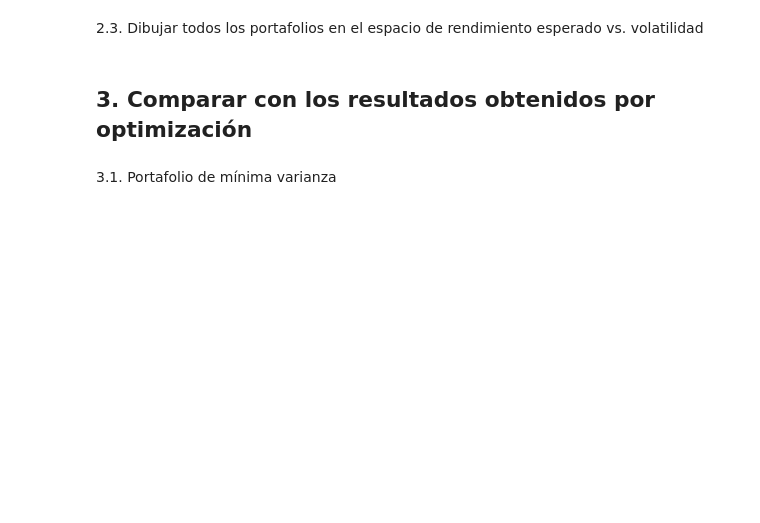
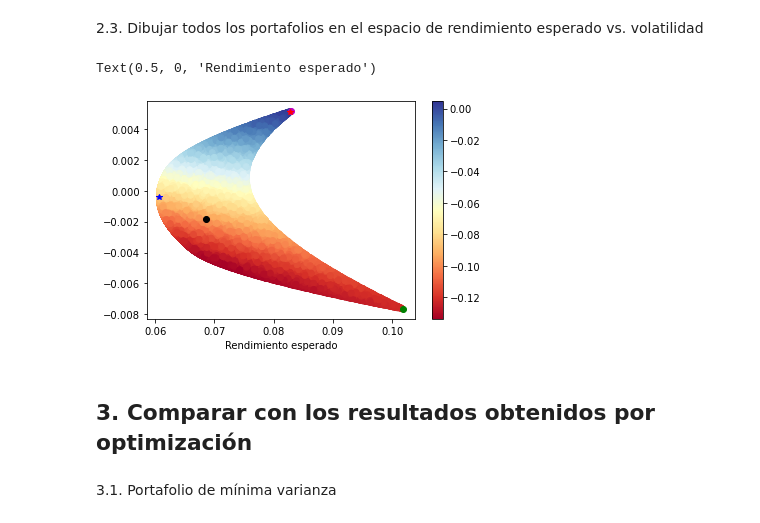
Before and after one commit to jessicambrizg/porinvp2020, a Jupyter notebook: Bonus/Adicional1_PortafoliosMontecarlo.ipynb, the cells around one changed output. Cells and saved outputs as stored; diff of their text form; code cells hidden in the pictures; blank space fills up the shorter version.

```diff
--- a/Bonus/Adicional1_PortafoliosMontecarlo.ipynb
+++ b/Bonus/Adicional1_PortafoliosMontecarlo.ipynb
@@ -68,2 +154,3 @@ En cuanto a la selección de portafolios, lo que hacemos es simular una gran can
 # %%
 # Radio de Sharpe
+RS = (Ep - rf) / vol
@@ -71,0 +157,10 @@ En cuanto a la selección de portafolios, lo que hacemos es simular una gran can
+# %%
+# Data frame de resultados
+portafolios = pd.DataFrame({'w1': W[:, 0],
+                            'w2': W[:, 1],
+                            'w3': W[:, 2],
+                            'Media': Ep,
+                            'Vol': vol,
+                            'RS': RS
+                           })
+portafolios.head()
@@ -73,3 +175,5 @@ En cuanto a la selección de portafolios, lo que hacemos es simular una gran can
 2.2. Aproximar portafolio de mínima varianza y portafolio eficiente en media varianza
 # %%
 # Portafolio EMV
+EMV = portafolios.loc[portafolios['RS'].idxmax()]
+EMV
@@ -76,2 +188,4 @@ En cuanto a la selección de portafolios, lo que hacemos es simular una gran can
 # %%
 # Portafolio mínima varianza
+minvar = portafolios.loc[portafolios['Vol'].idxmin()]
+minvar
@@ -86,3 +202,21 @@ En cuanto a la selección de portafolios, lo que hacemos es simular una gran can
+# %%
+# Gráfica
+plt.figure(figsize=(6, 4))
+plt.scatter(portafolios['Vol'], portafolios['Media'], c=portafolios['RS'], cmap='RdYlBu')
+plt.colorbar()
+plt.plot(summary.loc['CEMEXCPO.MX', 'Vol'], summary.loc['CEMEXCPO.MX', 'Media'], 'og')
+plt.plot(summary.loc['GCARSOA1.MX', 'Vol'], summary.loc['GCARSOA1.MX', 'Media'], 'ok')
+plt.plot(summary.loc['GFNORTEO.MX', 'Vol'], summary.loc['GFNORTEO.MX', 'Media'], 'om')
+# EMV
+plt.plot(EMV['Vol'], EMV['Media'], '*r')
+# Min var
+plt.plot(minvar['Vol'], minvar['Media'], '*b')
+
+plt.xlabel('Volatilidad')
+plt.xlabel('Rendimiento esperado')
+# %% [output]
+Text(0.5, 0, 'Rendimiento esperado')
+[figure, added]
 # %% [markdown]
 ## 3. Comparar con los resultados obtenidos por optimización
 # %% [markdown]
```
Also changed, not shown: parts of 31 cells of this notebook.
